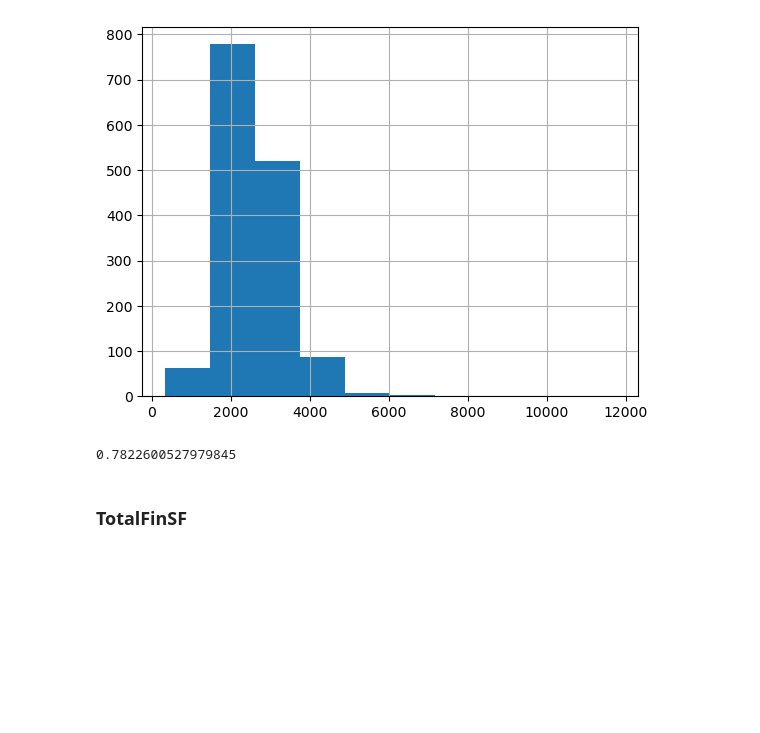
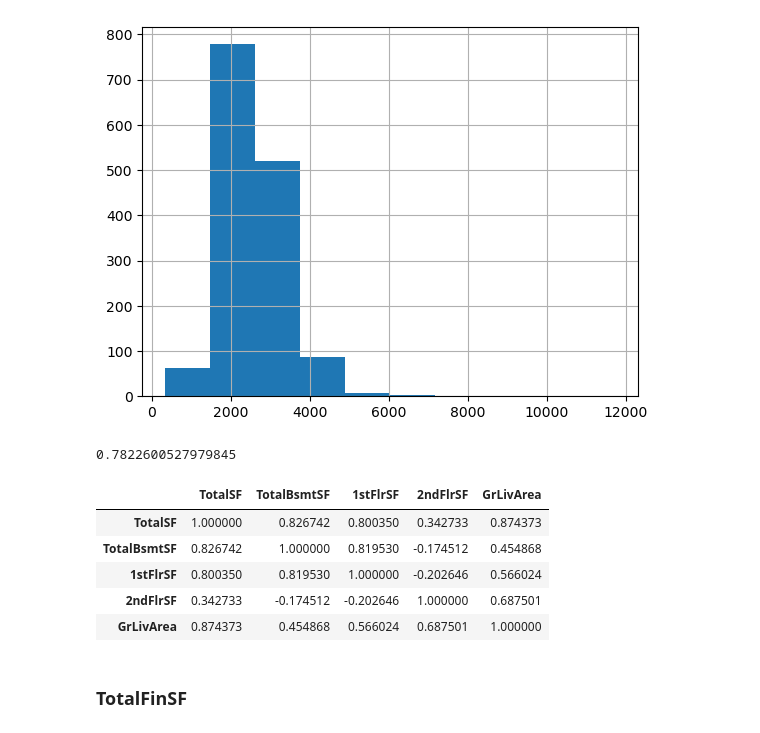
Before and after one commit to Chocomilkteaa/House-Prices, a Jupyter notebook: eda2.ipynb, the cells around one changed output. Saved outputs shown, nothing was run; the diff lists cells and outputs as text; code cells hidden in the pictures; blank space fills up the shorter version.

```diff
--- a/eda2.ipynb
+++ b/eda2.ipynb
@@ -572,6 +603,15 @@ train_data['TotalSF'].hist()
 train_data['SalePrice'].corr(train_data['TotalSF'])
 # %% [output]
 0.7822600527979845
+# %%
+train_data[['TotalSF', 'TotalBsmtSF', '1stFlrSF', '2ndFlrSF', 'GrLivArea']].corr()
+# %% [output]
+|  | TotalSF | TotalBsmtSF | 1stFlrSF | 2ndFlrSF | GrLivArea |
+| TotalSF | 1.000000 | 0.826742 | 0.800350 | 0.342733 | 0.874373 |
+| TotalBsmtSF | 0.826742 | 1.000000 | 0.819530 | -0.174512 | 0.454868 |
+| 1stFlrSF | 0.800350 | 0.819530 | 1.000000 | -0.202646 | 0.566024 |
+| 2ndFlrSF | 0.342733 | -0.174512 | -0.202646 | 1.000000 | 0.687501 |
+| GrLivArea | 0.874373 | 0.454868 | 0.566024 | 0.687501 | 1.000000 |
 # %% [markdown]
 ### TotalFinSF
 # %%
```
Also changed, not shown: parts of 17 cells of this notebook, 2 other files.
